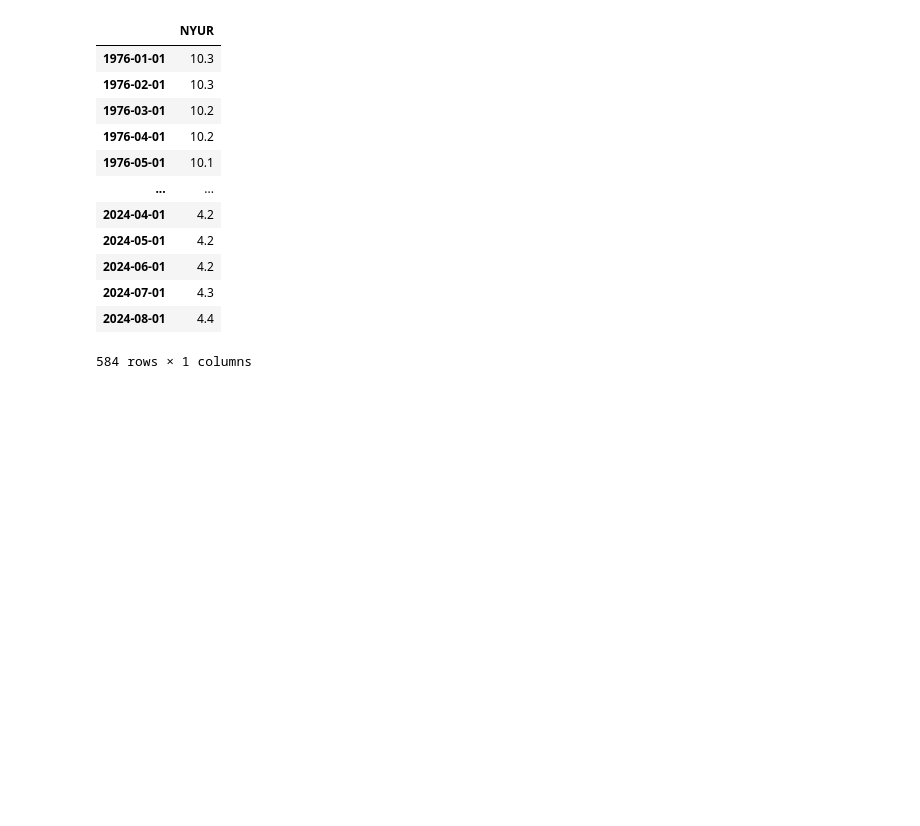
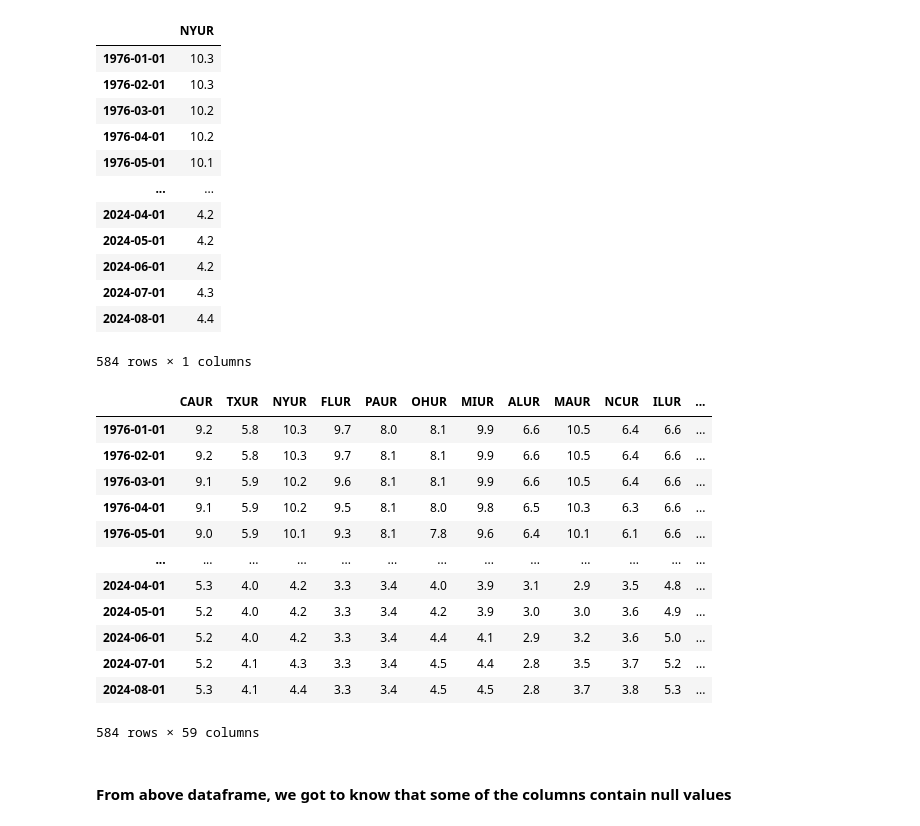
Before and after one commit to Shubham91999/Economic_Data_Analysis, a Jupyter notebook: EDA_Economic.ipynb, the cells around one changed output. Saved outputs shown, nothing was run; the diff lists cells and outputs as text; code cells hidden in the pictures; blank space fills up the shorter version.

```diff
--- a/EDA_Economic.ipynb
+++ b/EDA_Economic.ipynb
@@ -250,3 +252,22 @@ all_states[2]
 | 2024-07-01 | 4.3 |
 | 2024-08-01 | 4.4 |
 584 rows × 1 columns
+# %%
+unemp_states = pd.concat(all_states, axis=1)
+unemp_states
+# %% [output]
+|  | CAUR | TXUR | NYUR | FLUR | PAUR | OHUR | MIUR | ALUR | MAUR | NCUR | ILUR | ... |
+| 1976-01-01 | 9.2 | 5.8 | 10.3 | 9.7 | 8.0 | 8.1 | 9.9 | 6.6 | 10.5 | 6.4 | 6.6 | ... |
+| 1976-02-01 | 9.2 | 5.8 | 10.3 | 9.7 | 8.1 | 8.1 | 9.9 | 6.6 | 10.5 | 6.4 | 6.6 | ... |
+| 1976-03-01 | 9.1 | 5.9 | 10.2 | 9.6 | 8.1 | 8.1 | 9.9 | 6.6 | 10.5 | 6.4 | 6.6 | ... |
+| 1976-04-01 | 9.1 | 5.9 | 10.2 | 9.5 | 8.1 | 8.0 | 9.8 | 6.5 | 10.3 | 6.3 | 6.6 | ... |
+| 1976-05-01 | 9.0 | 5.9 | 10.1 | 9.3 | 8.1 | 7.8 | 9.6 | 6.4 | 10.1 | 6.1 | 6.6 | ... |
+| ... | ... | ... | ... | ... | ... | ... | ... | ... | ... | ... | ... | ... |
+| 2024-04-01 | 5.3 | 4.0 | 4.2 | 3.3 | 3.4 | 4.0 | 3.9 | 3.1 | 2.9 | 3.5 | 4.8 | ... |
+| 2024-05-01 | 5.2 | 4.0 | 4.2 | 3.3 | 3.4 | 4.2 | 3.9 | 3.0 | 3.0 | 3.6 | 4.9 | ... |
+| 2024-06-01 | 5.2 | 4.0 | 4.2 | 3.3 | 3.4 | 4.4 | 4.1 | 2.9 | 3.2 | 3.6 | 5.0 | ... |
+| 2024-07-01 | 5.2 | 4.1 | 4.3 | 3.3 | 3.4 | 4.5 | 4.4 | 2.8 | 3.5 | 3.7 | 5.2 | ... |
+| 2024-08-01 | 5.3 | 4.1 | 4.4 | 3.3 | 3.4 | 4.5 | 4.5 | 2.8 | 3.7 | 3.8 | 5.3 | ... |
+584 rows × 59 columns
+# %% [markdown]
+#### From above dataframe, we got to know that some of the columns contain null values
```
Also changed, not shown: parts of 7 cells of this notebook.
